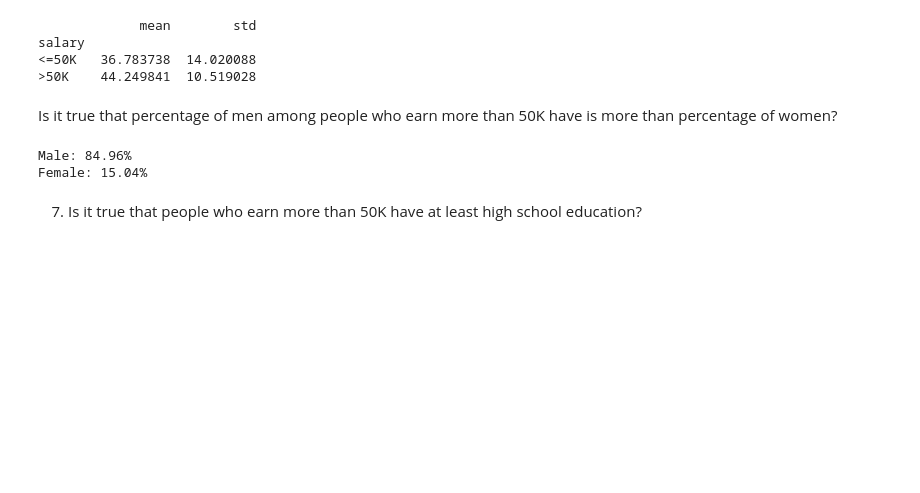
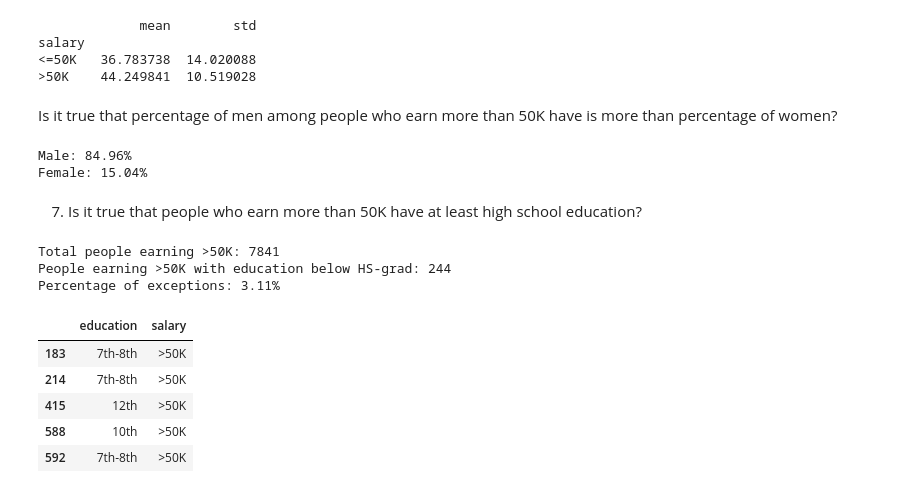
Before and after one commit to Sup9rMax/lab1DA, a Jupyter notebook: lab1.1.ipynb, the cells around one changed output. Cells and saved outputs as stored; diff of their text form; code cells hidden in the pictures; blank space fills up the shorter version.

```diff
--- a/lab1.1.ipynb
+++ b/lab1.1.ipynb
@@ -80,3 +80,39 @@ Male: 84.96%
 Female: 15.04%
 # %% [markdown]
 7. Is it true that people who earn more than 50K have at least high school education?
+# %%
+education_order = [
+    "Preschool", "1st-4th", "5th-6th", "7th-8th",
+    "9th", "10th", "11th", "12th",
+    "HS-grad", "Some-college", "Assoc-voc", "Assoc-acdm",
+    "Bachelors", "Masters", "Doctorate", "Prof-school"
+]
+
+education_rank = {edu: i for i, edu in enumerate(education_order)}
+data["education_rank"] = data["education"].map(education_rank)
+
+high_earners = data[data["salary"].str.contains(">50K")]
+
+below_hs = high_earners[high_earners["education_rank"] < education_rank["HS-grad"]]
+
+num_below_hs = below_hs.shape[0]
+num_high_earners = high_earners.shape[0]
+percentage = (num_below_hs / num_high_earners) * 100
+print(f"Total people earning >50K: {num_high_earners}")
+print(f"People earning >50K with education below HS-grad: {num_below_hs}")
+print(f"Percentage of exceptions: {percentage:.2f}%")
+
+if num_below_hs == 0:
+    print("\n✅ All people earning >50K have at least high school education.")
+else:
+    display(below_hs[["education", "salary"]].head())
+# %% [output]
+Total people earning >50K: 7841
+People earning >50K with education below HS-grad: 244
+Percentage of exceptions: 3.11%
+|  | education | salary |
+| 183 | 7th-8th | >50K |
+| 214 | 7th-8th | >50K |
+| 415 | 12th | >50K |
+| 588 | 10th | >50K |
+| 592 | 7th-8th | >50K |
```
Also changed, not shown: parts of 12 cells of this notebook.
